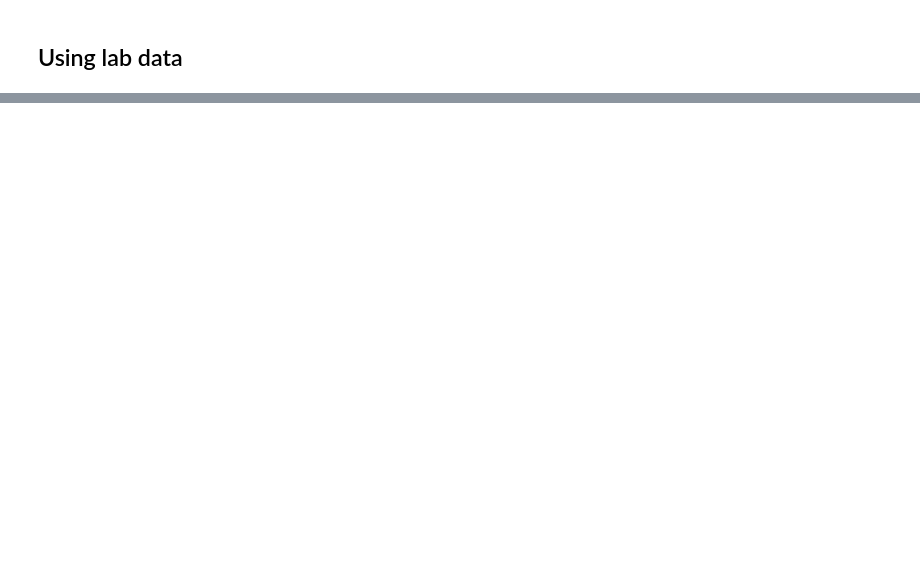
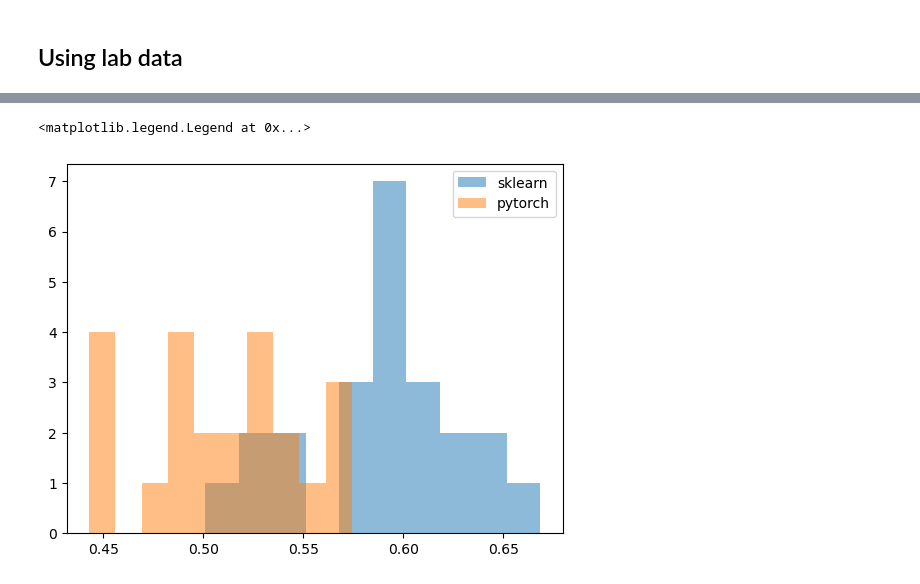
Before and after one commit to jrudoler/cross-subject-learning, a Jupyter notebook: LogisticRegression.ipynb, the cells around one changed output, grey strips where cells are left out. Saved outputs shown, nothing was run; the diff lists cells and outputs as text; code cells hidden in the pictures; blank space fills up the shorter version.

```diff
--- a/LogisticRegression.ipynb
+++ b/LogisticRegression.ipynb
@@ -90,7 +140,7 @@ class LogisticRegressionTorch(torch.nn.Module):
 # %%
-X_1 = torch.rand(1000, 128) + .2
+X_1 = torch.rand(1000, 128) #+ .2
 y_1 = torch.zeros(1000,)
-X_2 = torch.rand(1000, 128) - .1
+X_2 = torch.rand(1000, 128) #- .1
 y_2 = torch.ones(1000,)
 
 X = torch.cat((X_1, X_2))
@@ -117,13 +167,13 @@ weights = cls_weights[target.numpy()]
 sampler = WeightedRandomSampler(weights, len(target.numpy()), replacement=True)
 
 train_dataloader = DataLoader(train_set, batch_size=100, sampler=sampler)
-test_dataloader = DataLoader(test_set, batch_size=100)
+test_dataloader = DataLoader(test_set, batch_size=100, shuffle=True)
 # %%
 model = LogisticRegressionTorch(128)
 
 loss_fn = torch.nn.BCELoss()
-weight_decay = 0
+weight_decay = 1
 lr = 5e-1
-optimizer = torch.optim.SGD(model.parameters(), lr=lr,weight_decay=weight_decay)
+optimizer = torch.optim.SGD(model.parameters(), lr=lr, weight_decay=weight_decay)
 # %%
 %%time
@@ -301,0 +356,4 @@ Done!
+# %%
+# df = pd.DataFrame(data={"sklearn":sk_auc_list, "pytorch":torch_auc_list})
+df = pd.DataFrame(data={"pytorch":torch_auc_list})
+df
@@ -301,0 +380,7 @@ Done!
+# %%
+plt.hist(df['sklearn'], bins=10, label='sklearn', alpha=.5)
+plt.hist(df['pytorch'], bins=10, label='pytorch', alpha=.5)
+plt.legend()
+# %% [output]
+<matplotlib.legend.Legend at 0x...>
+[figure, added]
```
Also changed, not shown: parts of 16 cells of this notebook.
